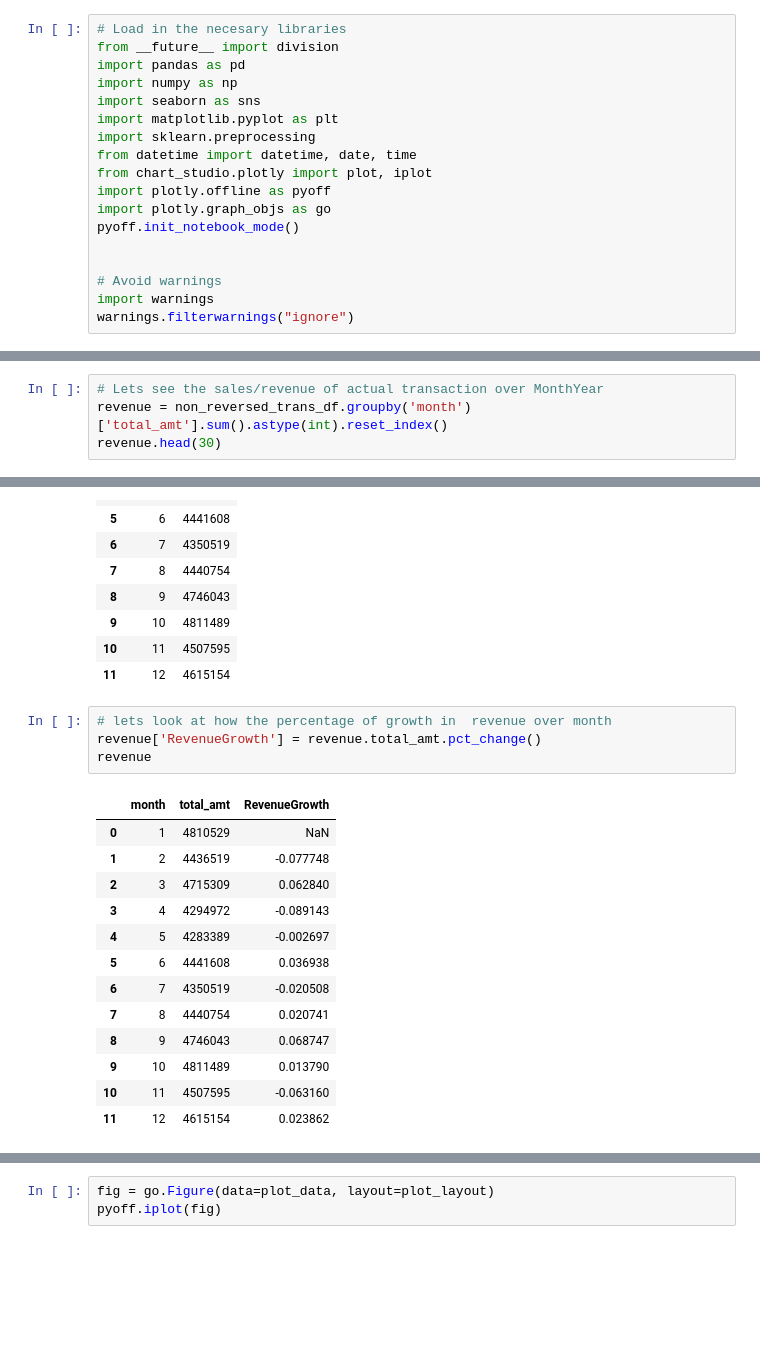
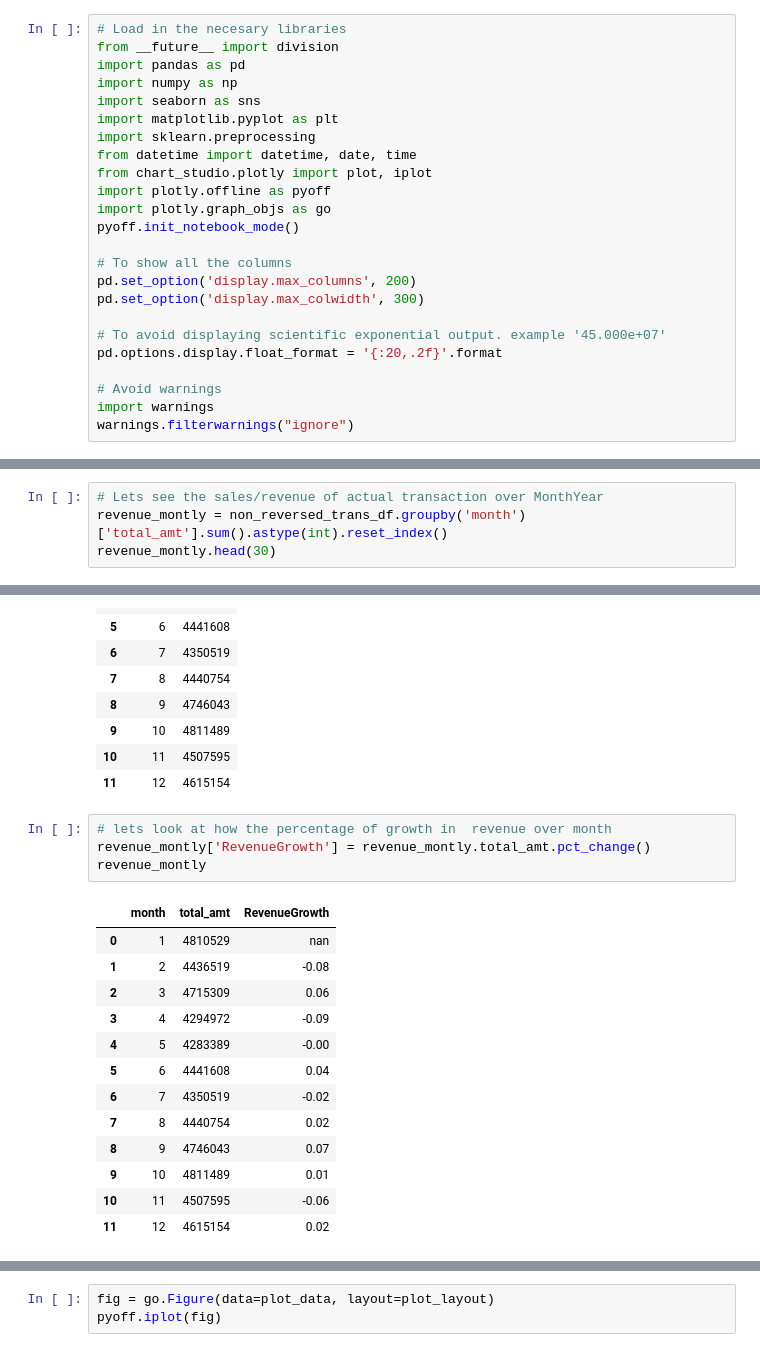
Before and after one commit to azeezsanya/Customer-Lifetime-Value-and-Segmentation, a Jupyter notebook: customer_Lifetime_value_prediction (Cleaning & EDA).ipynb, the cells around one changed output, grey strips where cells are left out. Cells and saved outputs as stored; diff of their text form; blank space fills up the shorter version.

```diff
--- a/customer_Lifetime_value_prediction (Cleaning & EDA).ipynb
+++ b/customer_Lifetime_value_prediction (Cleaning & EDA).ipynb
@@ -32,6 +50,12 @@ import plotly.offline as pyoff
 import plotly.graph_objs as go
 pyoff.init_notebook_mode()
 
+# To show all the columns
+pd.set_option('display.max_columns', 200)
+pd.set_option('display.max_colwidth', 300)
+
+# To avoid displaying scientific exponential output. example '45.000e+07'
+pd.options.display.float_format = '{:20,.2f}'.format
 
 # Avoid warnings
 import warnings
@@ -339,8 +374,8 @@ plt.show()
 In the 2 scenarios, The e-shop store type/category seems to have the highest transactions
 # %%
 # Lets see the sales/revenue of actual transaction over MonthYear
-revenue = non_reversed_trans_df.groupby('month')['total_amt'].sum().astype(int).reset_index()
-revenue.head(30)
+revenue_montly = non_reversed_trans_df.groupby('month')['total_amt'].sum().astype(int).reset_index()
+revenue_montly.head(30)
 # %% [output]
 |  | month | total_amt |
 | 0 | 1 | 4810529 |
@@ -357,20 +392,20 @@ revenue.head(30)
 | 11 | 12 | 4615154 |
 # %%
 # lets look at how the percentage of growth in  revenue over month
-revenue['RevenueGrowth'] = revenue.total_amt.pct_change()
-revenue
+revenue_montly['RevenueGrowth'] = revenue_montly.total_amt.pct_change()
+revenue_montly
 # %% [output]
 |  | month | total_amt | RevenueGrowth |
-| 0 | 1 | 4810529 | NaN |
-| 1 | 2 | 4436519 | -0.077748 |
-| 2 | 3 | 4715309 | 0.062840 |
-| 3 | 4 | 4294972 | -0.089143 |
-| 4 | 5 | 4283389 | -0.002697 |
-| 5 | 6 | 4441608 | 0.036938 |
-| 6 | 7 | 4350519 | -0.020508 |
-| 7 | 8 | 4440754 | 0.020741 |
-| 8 | 9 | 4746043 | 0.068747 |
-| 9 | 10 | 4811489 | 0.013790 |
-| 10 | 11 | 4507595 | -0.063160 |
-| 11 | 12 | 4615154 | 0.023862 |
+| 0 | 1 | 4810529 | nan |
+| 1 | 2 | 4436519 | -0.08 |
+| 2 | 3 | 4715309 | 0.06 |
+| 3 | 4 | 4294972 | -0.09 |
+| 4 | 5 | 4283389 | -0.00 |
+| 5 | 6 | 4441608 | 0.04 |
+| 6 | 7 | 4350519 | -0.02 |
+| 7 | 8 | 4440754 | 0.02 |
+| 8 | 9 | 4746043 | 0.07 |
+| 9 | 10 | 4811489 | 0.01 |
+| 10 | 11 | 4507595 | -0.06 |
+| 11 | 12 | 4615154 | 0.02 |
 # %%
```
Also changed, not shown: parts of 51 cells of this notebook.
